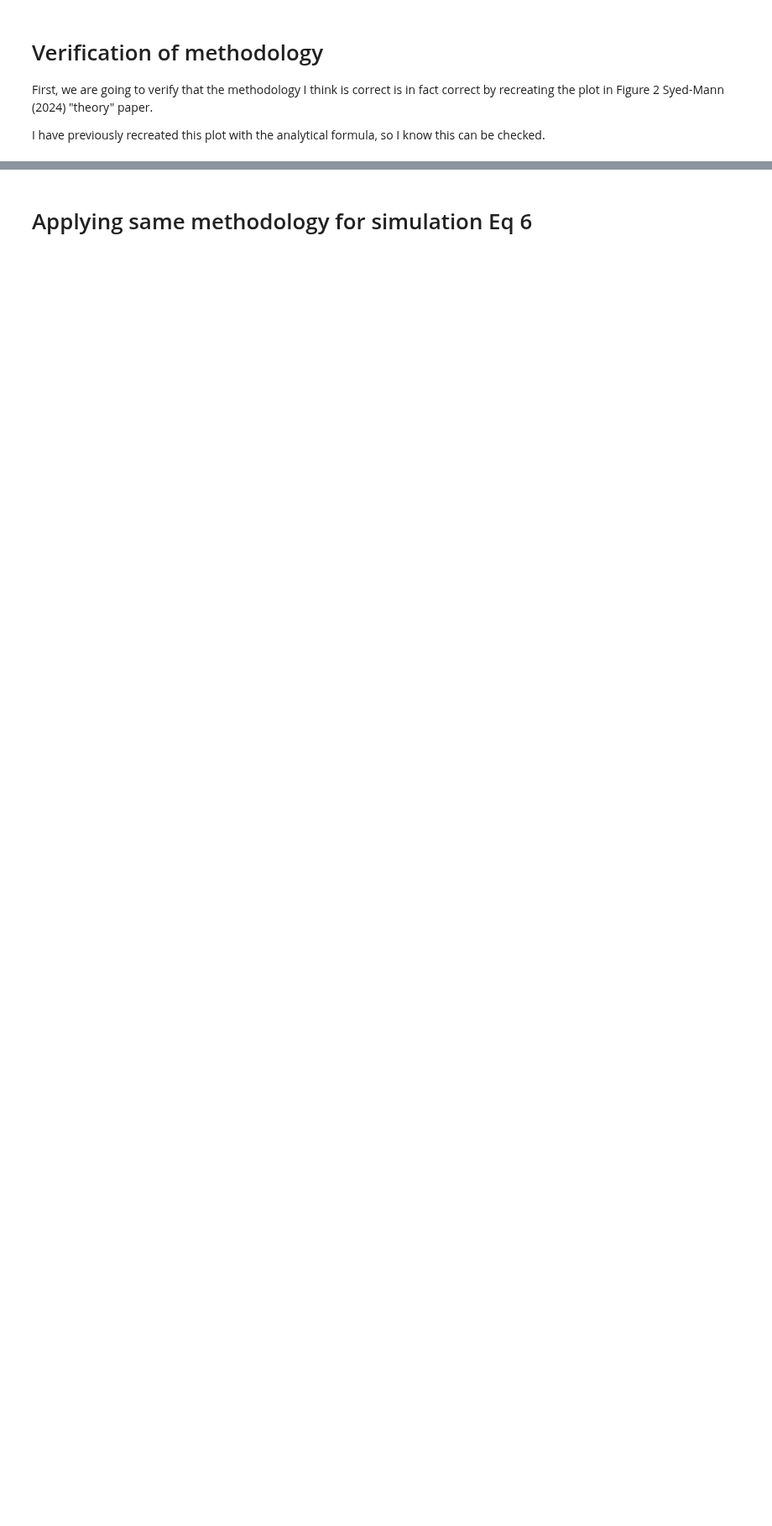
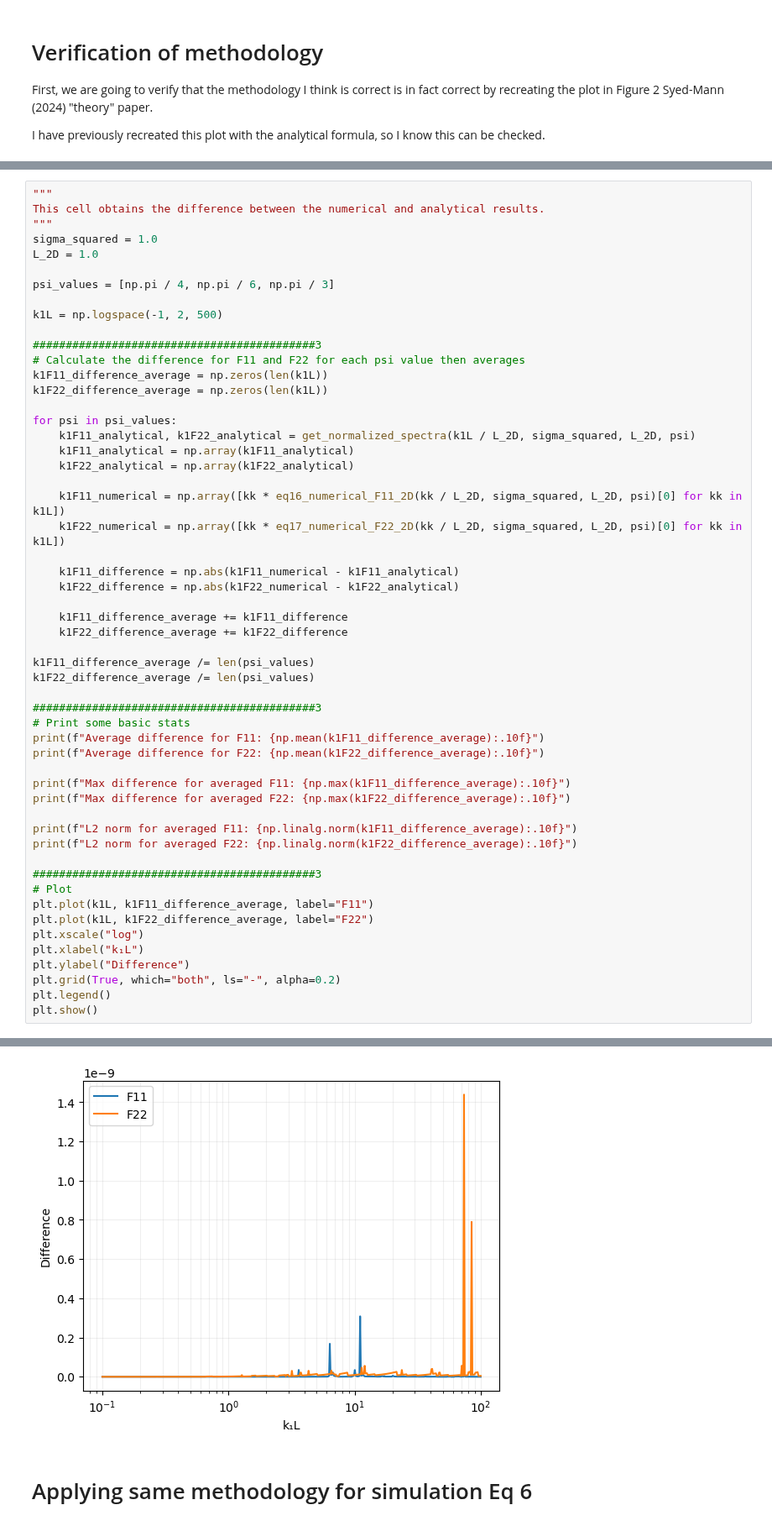
Before and after one commit to METHODS-Group/DRDMannTurb, a Jupyter notebook: examples-unrendered/MM_random_dev/eq6_numerical.ipynb, the cells around one changed output, grey strips where cells are left out. Shown at 84% size. Saved outputs shown, nothing was run; the diff lists cells and outputs as text; blank space fills up the shorter version.

```diff
--- a/examples-unrendered/MM_random_dev/eq6_numerical.ipynb
+++ b/examples-unrendered/MM_random_dev/eq6_numerical.ipynb
@@ -165,0 +248,55 @@ plt.show()
+# %%
+"""
+This cell obtains the difference between the numerical and analytical results.
+"""
+sigma_squared = 1.0
+L_2D = 1.0
+
+psi_values = [np.pi / 4, np.pi / 6, np.pi / 3]
+
+k1L = np.logspace(-1, 2, 500)
+
+###########################################3
+# Calculate the difference for F11 and F22 for each psi value then averages
+k1F11_difference_average = np.zeros(len(k1L))
+k1F22_difference_average = np.zeros(len(k1L))
+
+for psi in psi_values:
+    k1F11_analytical, k1F22_analytical = get_normalized_spectra(k1L / L_2D, sigma_squared, L_2D, psi)
+    k1F11_analytical = np.array(k1F11_analytical)
+    k1F22_analytical = np.array(k1F22_analytical)
+
+    k1F11_numerical = np.array([kk * eq16_numerical_F11_2D(kk / L_2D, sigma_squared, L_2D, psi)[0] for kk in k1L])
+    k1F22_numerical = np.array([kk * eq17_numerical_F22_2D(kk / L_2D, sigma_squared, L_2D, psi)[0] for kk in k1L])
+
+    k1F11_difference = np.abs(k1F11_numerical - k1F11_analytical)
+    k1F22_difference = np.abs(k1F22_numerical - k1F22_analytical)
+
+    k1F11_difference_average += k1F11_difference
+    k1F22_difference_average += k1F22_difference
+
+k1F11_difference_average /= len(psi_values)
+k1F22_difference_average /= len(psi_values)
+
+###########################################3
+# Print some basic stats
+print(f"Average difference for F11: {np.mean(k1F11_difference_average):.10f}")
+print(f"Average difference for F22: {np.mean(k1F22_difference_average):.10f}")
+
+print(f"Max difference for averaged F11: {np.max(k1F11_difference_average):.10f}")
+print(f"Max difference for averaged F22: {np.max(k1F22_difference_average):.10f}")
+
+print(f"L2 norm for averaged F11: {np.linalg.norm(k1F11_difference_average):.10f}")
+print(f"L2 norm for averaged F22: {np.linalg.norm(k1F22_difference_average):.10f}")
+
+###########################################3
+# Plot
+plt.plot(k1L, k1F11_difference_average, label="F11")
+plt.plot(k1L, k1F22_difference_average, label="F22")
+plt.xscale("log")
+plt.xlabel("k₁L")
+plt.ylabel("Difference")
+plt.grid(True, which="both", ls="-", alpha=0.2)
+plt.legend()
+plt.show()
+# %% [output]
@@ -166,3 +309,4 @@ plt.show()
+[figure, added]
 # %% [markdown]
 # Applying same methodology for simulation Eq 6
 # %%
```
Also changed, not shown: parts of 14 cells of this notebook.
